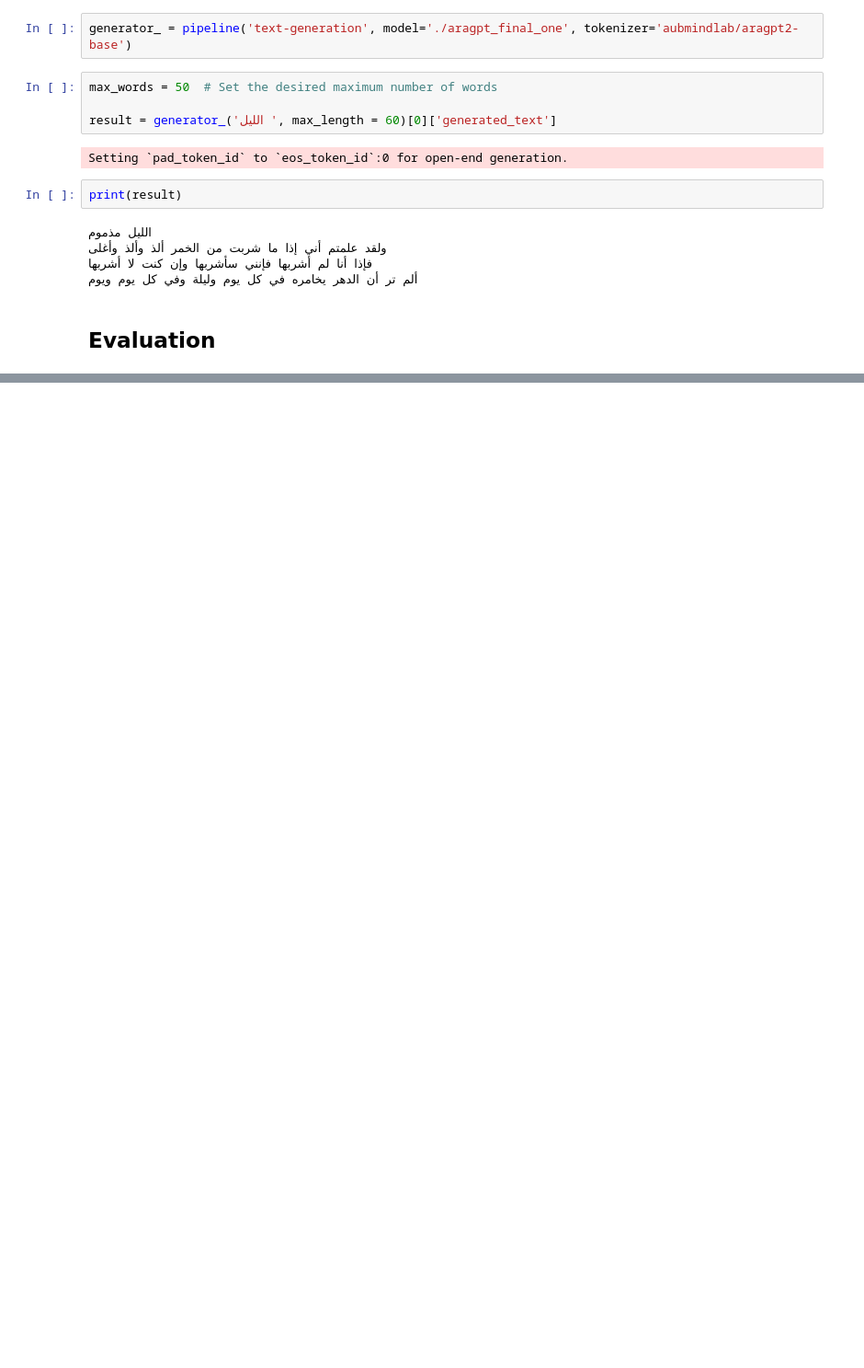
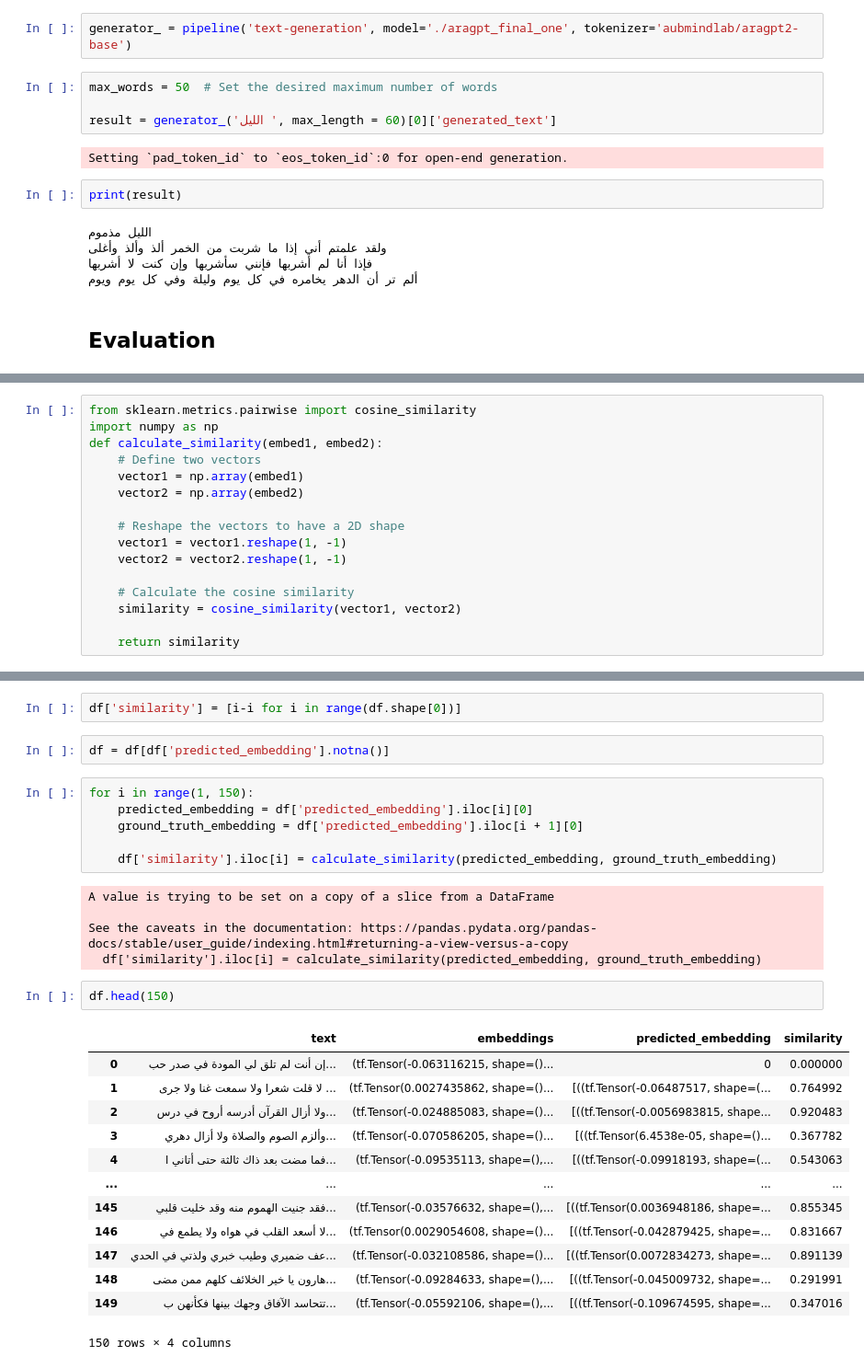
Before and after one commit to ramahasiba/English_and_Arabic_Poem_Generator, a Jupyter notebook: Arabic_Poem_Generator_NLP_Final_Project.ipynb, the cells around one changed output, grey strips where cells are left out. Shown at 92% size. Cells and saved outputs as stored; diff of their text form; blank space fills up the shorter version.

```diff
--- a/Arabic_Poem_Generator_NLP_Final_Project.ipynb
+++ b/Arabic_Poem_Generator_NLP_Final_Project.ipynb
@@ -357,0 +418,16 @@ trainer.evaluate(
+# %%
+from sklearn.metrics.pairwise import cosine_similarity
+import numpy as np
+def calculate_similarity(embed1, embed2):
+    # Define two vectors
+    vector1 = np.array(embed1)
+    vector2 = np.array(embed2)
+
+    # Reshape the vectors to have a 2D shape
+    vector1 = vector1.reshape(1, -1)
+    vector2 = vector2.reshape(1, -1)
+
+    # Calculate the cosine similarity
+    similarity = cosine_similarity(vector1, vector2)
+
+    return similarity
@@ -357,0 +450,31 @@ trainer.evaluate(
+# %%
+df['similarity'] = [i-i for i in range(df.shape[0])]
+# %%
+df = df[df['predicted_embedding'].notna()]
+# %%
+for i in range(1, 150):
+    predicted_embedding = df['predicted_embedding'].iloc[i][0]
+    ground_truth_embedding = df['predicted_embedding'].iloc[i + 1][0]
+
+    df['similarity'].iloc[i] = calculate_similarity(predicted_embedding, ground_truth_embedding)
+# %% [output]
+A value is trying to be set on a copy of a slice from a DataFrame
+
+See the caveats in the documentation: https://pandas.pydata.org/pandas-docs/stable/user_guide/indexing.html#returning-a-view-versus-a-copy
+  df['similarity'].iloc[i] = calculate_similarity(predicted_embedding, ground_truth_embedding)
+# %%
+df.head(150)
+# %% [output]
+|  | text | embeddings | predicted_embedding | similarity |
+| 0 | إن أنت لم تلق لي المودة في صدر حب... | (tf.Tensor(-0.063116215, shape=()... | 0 | 0.000000 |
+| 1 | لا قلت شعرا ولا سمعت غنا ولا جرى ... | (tf.Tensor(0.0027435862, shape=()... | [((tf.Tensor(-0.06487517, shape=(... | 0.764992 |
+| 2 | ولا أزال القرآن أدرسه أروح في درس... | (tf.Tensor(-0.024885083, shape=()... | [((tf.Tensor(-0.0056983815, shape... | 0.920483 |
+| 3 | وألزم الصوم والصلاة ولا أزال دهري... | (tf.Tensor(-0.070586205, shape=()... | [((tf.Tensor(6.4538e-05, shape=()... | 0.367782 |
+| 4 | فما مضت بعد ذاك ثالثة حتى أتاني ا... | (tf.Tensor(-0.09535113, shape=(),... | [((tf.Tensor(-0.09918193, shape=(... | 0.543063 |
+| ... | ... | ... | ... | ... |
+| 145 | فقد جنيت الهموم منه وقد خليت قلبي... | (tf.Tensor(-0.03576632, shape=(),... | [((tf.Tensor(0.0036948186, shape=... | 0.855345 |
+| 146 | لا أسعد القلب في هواه ولا يطمع في... | (tf.Tensor(0.0029054608, shape=()... | [((tf.Tensor(-0.042879425, shape=... | 0.831667 |
+| 147 | عف ضميري وطيب خبري ولذتي في الحدي... | (tf.Tensor(-0.032108586, shape=()... | [((tf.Tensor(0.0072834273, shape=... | 0.891139 |
+| 148 | هارون يا خير الخلائف كلهم ممن مضى... | (tf.Tensor(-0.09284633, shape=(),... | [((tf.Tensor(-0.045009732, shape=... | 0.291991 |
+| 149 | تتحاسد الآفاق وجهك بينها فكأنهن ب... | (tf.Tensor(-0.05592106, shape=(),... | [((tf.Tensor(-0.109674595, shape=... | 0.347016 |
+150 rows × 4 columns
```
Also changed, not shown: parts of 15 cells of this notebook.
